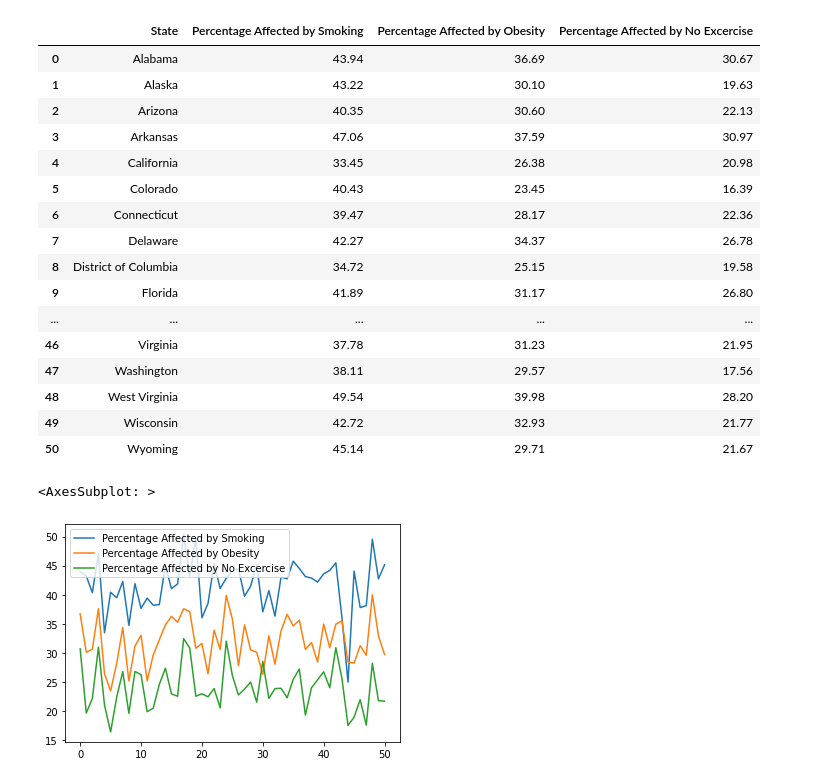
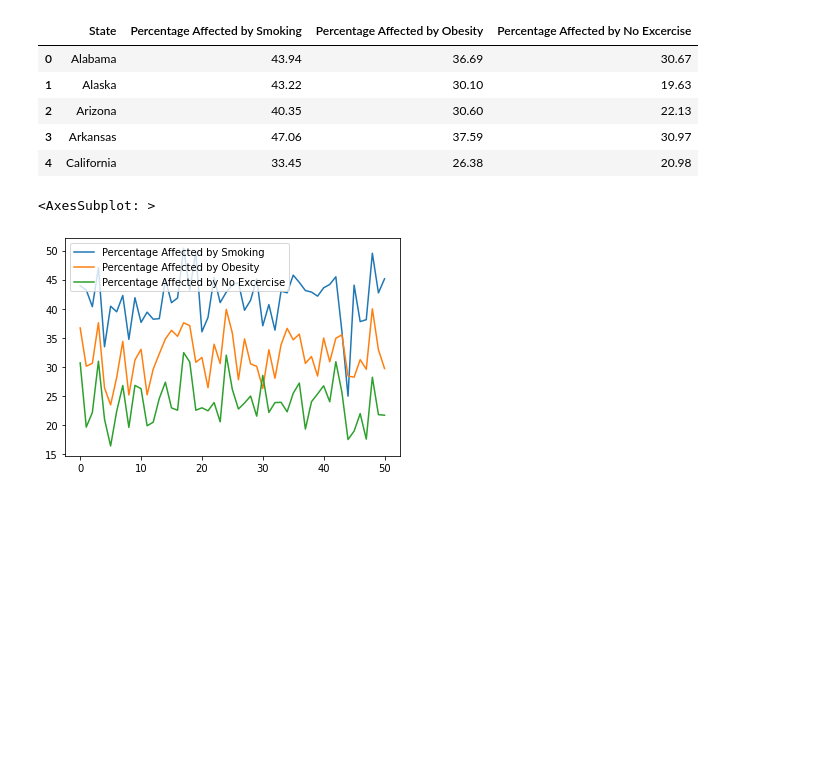
Before and after one commit to CODEGITCD/CD-DS-Final-Project, a Jupyter notebook: Notebooks/Py-Cancer.ipynb, the cells around one changed output. Drawn from its saved outputs; the diff is of its cells as text; code cells hidden in the pictures; blank space fills up the shorter version.

```diff
--- a/Notebooks/Py-Cancer.ipynb
+++ b/Notebooks/Py-Cancer.ipynb
@@ -4,25 +4,16 @@ import matplotlib.pyplot as plt
 # %%
 df = pd.read_csv("../Data/lifestyle.csv")
 # %%
-df
+df2 = pd.read_csv(r"C:\Users\MrMan\Documents\GitHub\CD-DS-Final-Project\Data\StatePrevalence.csv")
-# %% [output]
-|  | State | Percentage Affected by Smoking | Percentage Affected by Obesity | Percentage Affected by No Excercise |
-| 0 | Alabama | 43.94 | 36.69 | 30.67 |
-| 1 | Alaska | 43.22 | 30.10 | 19.63 |
-| 2 | Arizona | 40.35 | 30.60 | 22.13 |
-| 3 | Arkansas | 47.06 | 37.59 | 30.97 |
-| 4 | California | 33.45 | 26.38 | 20.98 |
-| 5 | Colorado | 40.43 | 23.45 | 16.39 |
-| 6 | Connecticut | 39.47 | 28.17 | 22.36 |
-| 7 | Delaware | 42.27 | 34.37 | 26.78 |
-| 8 | District of Columbia | 34.72 | 25.15 | 19.58 |
-| 9 | Florida | 41.89 | 31.17 | 26.80 |
-| ... | ... | ... | ... | ... |
-| 46 | Virginia | 37.78 | 31.23 | 21.95 |
-| 47 | Washington | 38.11 | 29.57 | 17.56 |
-| 48 | West Virginia | 49.54 | 39.98 | 28.20 |
-| 49 | Wisconsin | 42.72 | 32.93 | 21.77 |
-| 50 | Wyoming | 45.14 | 29.71 | 21.67 |
+# %%
+df.head()
+# %% [output]
+|  | State | Percentage Affected by Smoking | Percentage Affected by Obesity | Percentage Affected by No Excercise |
+| 0 | Alabama | 43.94 | 36.69 | 30.67 |
+| 1 | Alaska | 43.22 | 30.10 | 19.63 |
+| 2 | Arizona | 40.35 | 30.60 | 22.13 |
+| 3 | Arkansas | 47.06 | 37.59 | 30.97 |
+| 4 | California | 33.45 | 26.38 | 20.98 |
 # %%
 df.plot()
 # %% [output]
```
Also changed, not shown: parts of 11 cells of this notebook, 1 other file.
